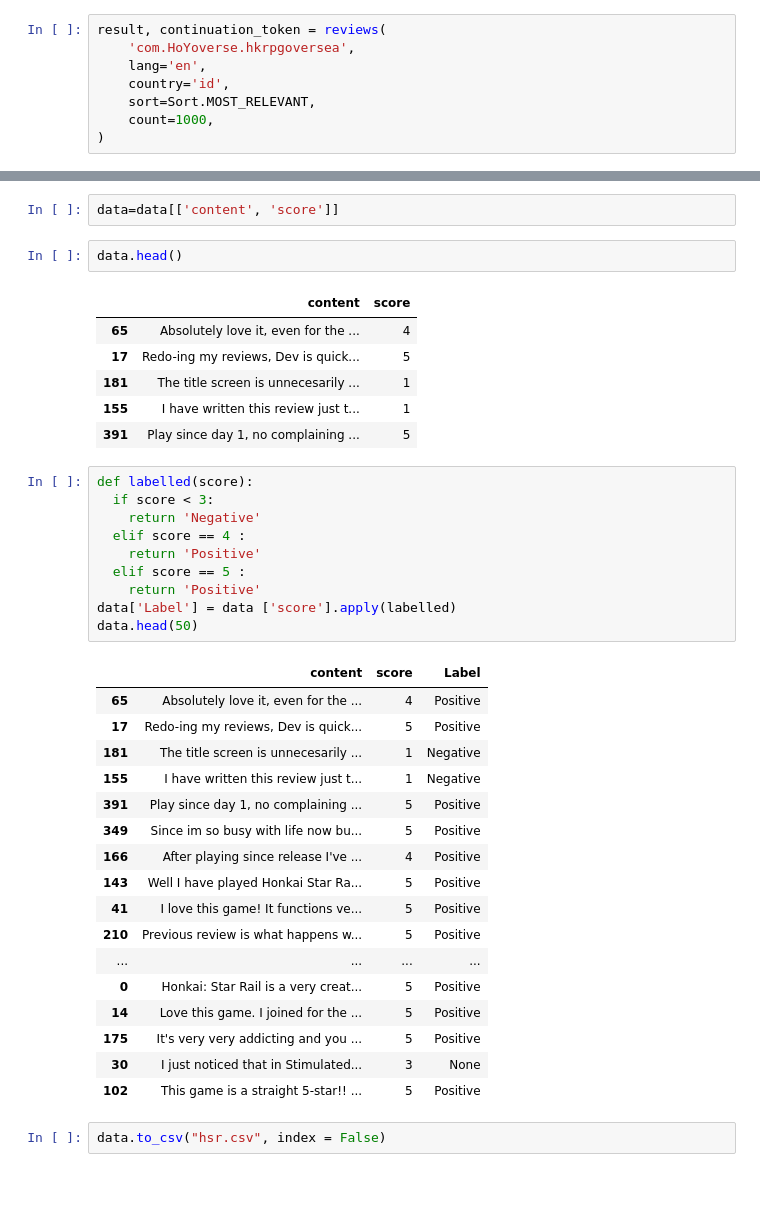
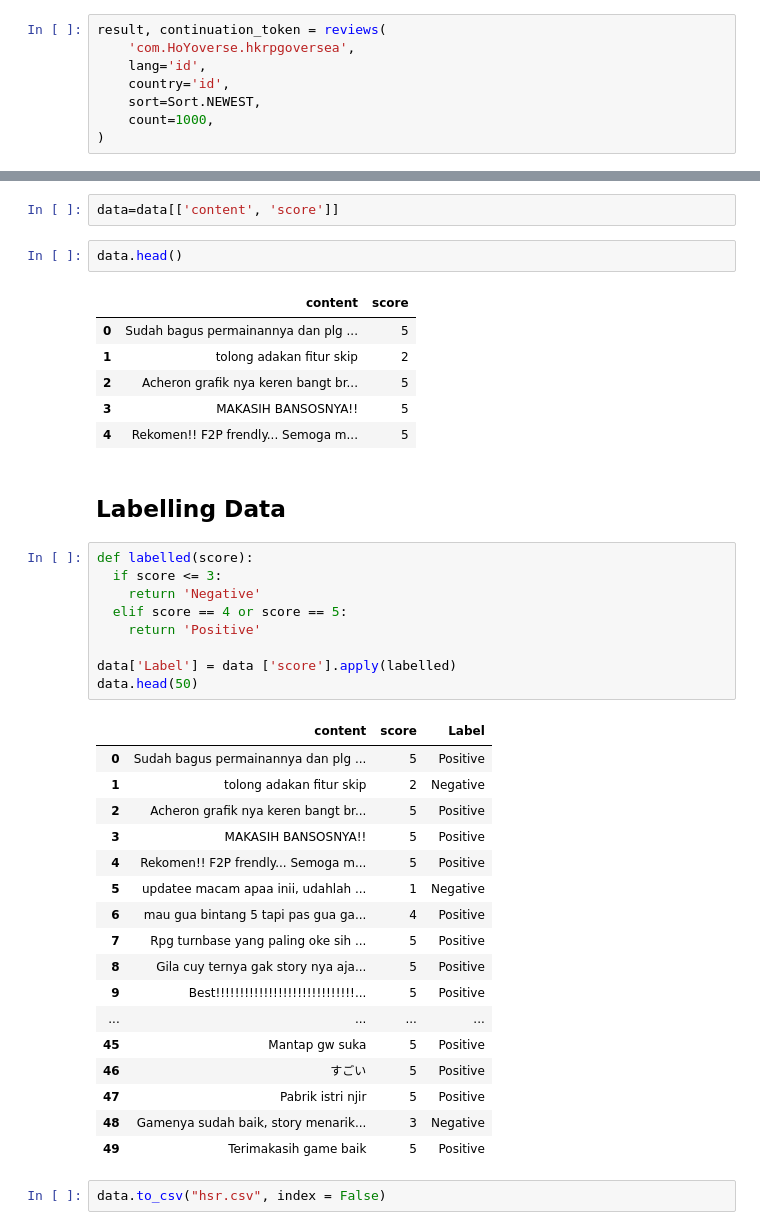
Before and after one commit to nulitas/honkai-star-rail-sentiment-analysis, a Jupyter notebook: hsr-sentiment-analysis.ipynb, the cells around one changed output, grey strips where cells are left out. Drawn from its saved outputs; the diff is of its cells as text; blank space fills up the shorter version.

```diff
--- a/hsr-sentiment-analysis.ipynb
+++ b/hsr-sentiment-analysis.ipynb
@@ -11,9 +11,9 @@ Image(url="silver-wolf.jpg", width=300, height=400)
 # %%
 result, continuation_token = reviews(
     'com.HoYoverse.hkrpgoversea',
-    lang='en',
+    lang='id',
     country='id',
-    sort=Sort.MOST_RELEVANT,
+    sort=Sort.NEWEST,
     count=1000,
 )
 # %%
@@ -59,39 +59,40 @@ data=data[['content', 'score']]
 data.head()
 # %% [output]
 |  | content | score |
-| 65 | Absolutely love it, even for the ... | 4 |
-| 17 | Redo-ing my reviews, Dev is quick... | 5 |
-| 181 | The title screen is unnecesarily ... | 1 |
-| 155 | I have written this review just t... | 1 |
-| 391 | Play since day 1, no complaining ... | 5 |
+| 0 | Sudah bagus permainannya dan plg ... | 5 |
+| 1 | tolong adakan fitur skip | 2 |
+| 2 | Acheron grafik nya keren bangt br... | 5 |
+| 3 | MAKASIH BANSOSNYA!! | 5 |
+| 4 | Rekomen!! F2P frendly... Semoga m... | 5 |
+# %% [markdown]
+## Labelling Data
 # %%
 def labelled(score):
-  if score < 3:
+  if score <= 3:
     return 'Negative'
-  elif score == 4 :
+  elif score == 4 or score == 5:
     return 'Positive'
-  elif score == 5 :
-    return 'Positive'
+
 data['Label'] = data ['score'].apply(labelled)
 data.head(50)
 # %% [output]
 |  | content | score | Label |
-| 65 | Absolutely love it, even for the ... | 4 | Positive |
-| 17 | Redo-ing my reviews, Dev is quick... | 5 | Positive |
-| 181 | The title screen is unnecesarily ... | 1 | Negative |
-| 155 | I have written this review just t... | 1 | Negative |
-| 391 | Play since day 1, no complaining ... | 5 | Positive |
-| 349 | Since im so busy with life now bu... | 5 | Positive |
-| 166 | After playing since release I've ... | 4 | Positive |
-| 143 | Well I have played Honkai Star Ra... | 5 | Positive |
-| 41 | I love this game! It functions ve... | 5 | Positive |
-| 210 | Previous review is what happens w... | 5 | Positive |
+| 0 | Sudah bagus permainannya dan plg ... | 5 | Positive |
+| 1 | tolong adakan fitur skip | 2 | Negative |
+| 2 | Acheron grafik nya keren bangt br... | 5 | Positive |
+| 3 | MAKASIH BANSOSNYA!! | 5 | Positive |
+| 4 | Rekomen!! F2P frendly... Semoga m... | 5 | Positive |
+| 5 | updatee macam apaa inii, udahlah ... | 1 | Negative |
+| 6 | mau gua bintang 5 tapi pas gua ga... | 4 | Positive |
+| 7 | Rpg turnbase yang paling oke sih ... | 5 | Positive |
+| 8 | Gila cuy ternya gak story nya aja... | 5 | Positive |
+| 9 | Best!!!!!!!!!!!!!!!!!!!!!!!!!!!!!... | 5 | Positive |
 | ... | ... | ... | ... |
-| 0 | Honkai: Star Rail is a very creat... | 5 | Positive |
-| 14 | Love this game. I joined for the ... | 5 | Positive |
-| 175 | It's very very addicting and you ... | 5 | Positive |
-| 30 | I just noticed that in Stimulated... | 3 | None |
-| 102 | This game is a straight 5-star!! ... | 5 | Positive |
+| 45 | Mantap gw suka | 5 | Positive |
+| 46 | すごい | 5 | Positive |
+| 47 | Pabrik istri njir | 5 | Positive |
+| 48 | Gamenya sudah baik, story menarik... | 3 | Negative |
+| 49 | Terimakasih game baik | 5 | Positive |
 # %%
 data.to_csv("hsr.csv", index = False)
 # %%
```
Also changed, not shown: parts of 21 cells of this notebook, 2 other files.
